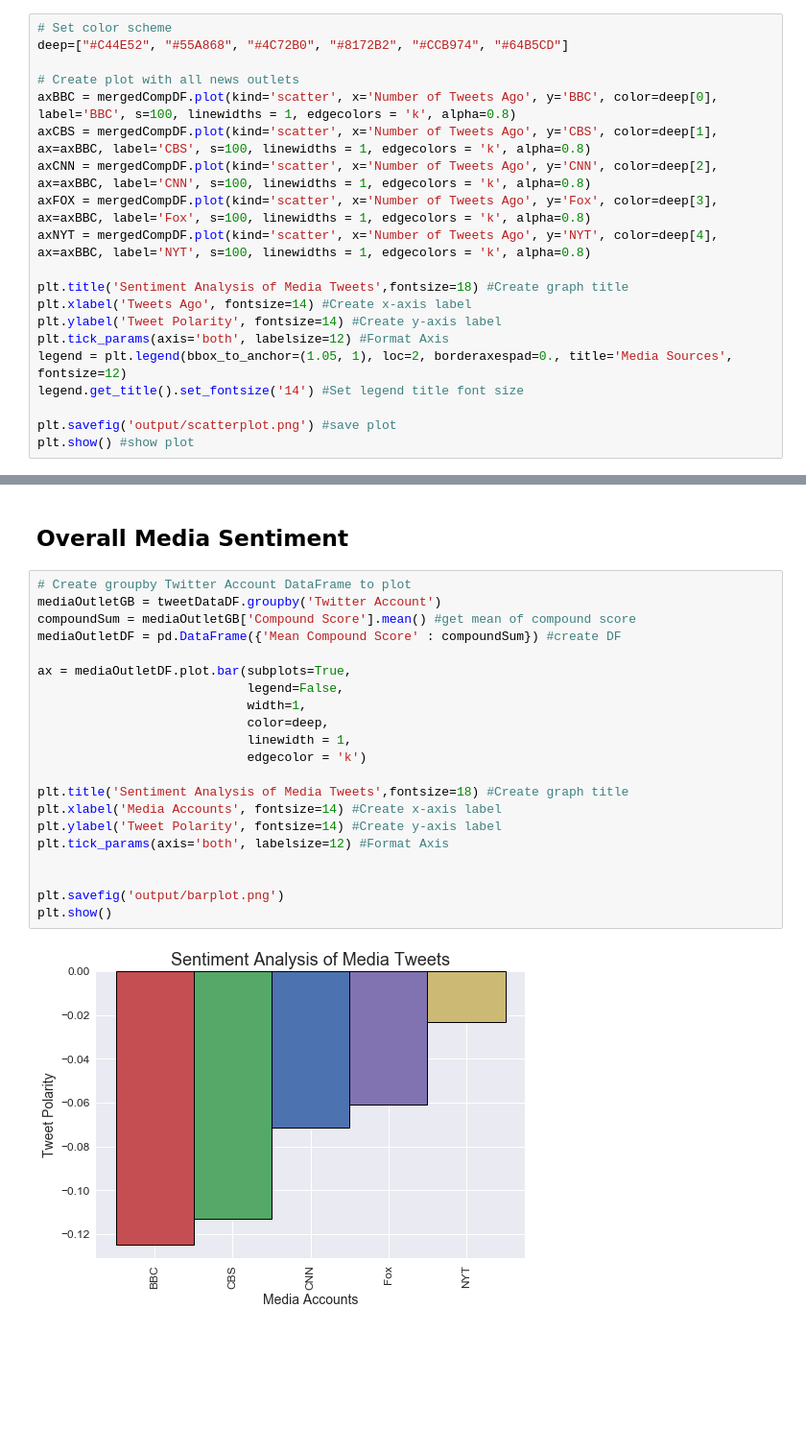
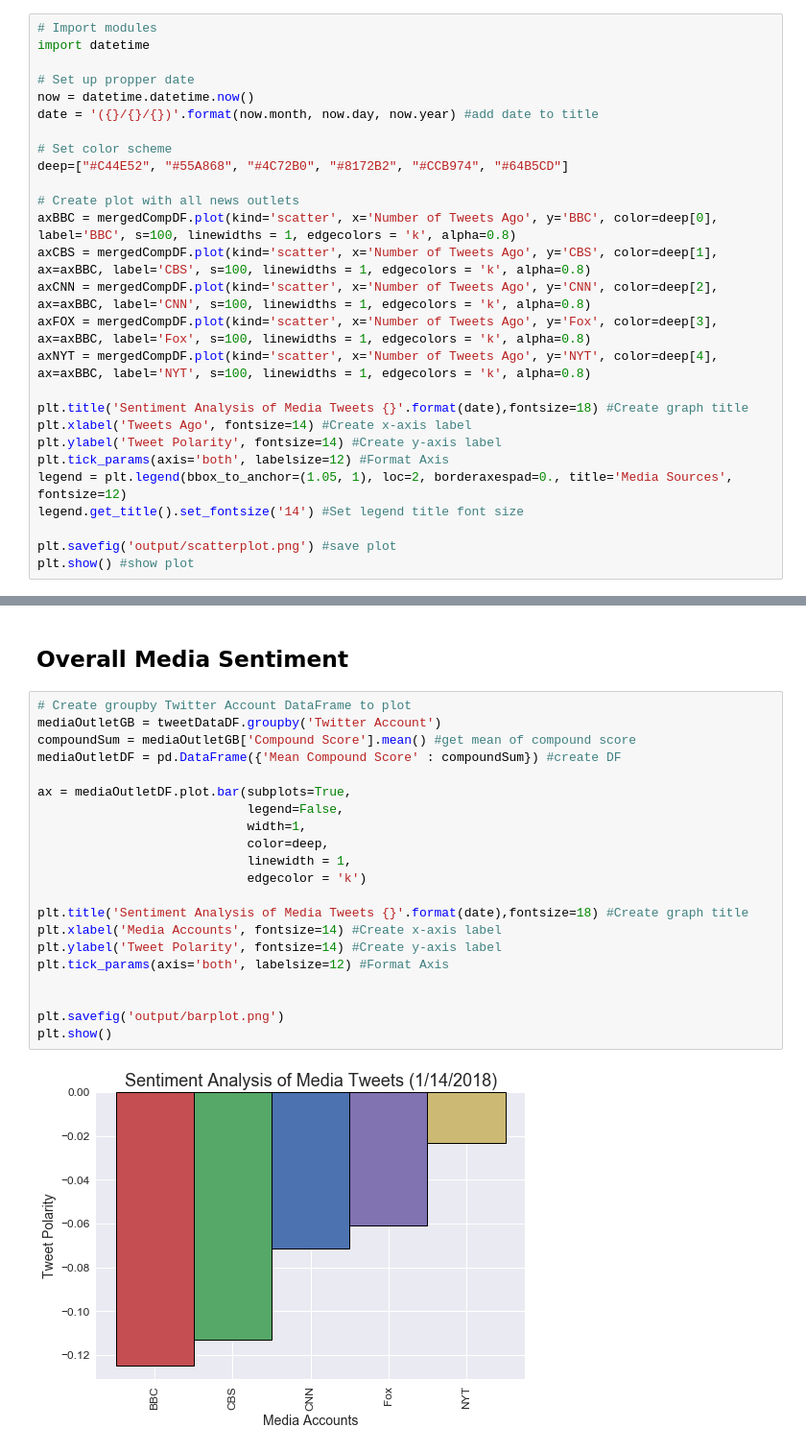
Before and after one commit to thenups/social-analytics, a Jupyter notebook: Social Analytics.ipynb, the cells around one changed output, grey strips where cells are left out. Shown at 96% size. Cells and saved outputs as stored; diff of their text form; blank space fills up the shorter version.

Commit message:
add date to chart titles

```diff
--- a/Social Analytics.ipynb
+++ b/Social Analytics.ipynb
@@ -141,6 +141,13 @@ mergedCompDF.head()
 | 3 | 4 | -0.0258 | -0.3182 | -0.0772 | 0.1280 | 0.0000 |
 | 4 | 5 | 0.0000 | -0.3612 | -0.8735 | -0.4767 | 0.0000 |
 # %%
+# Import modules
+import datetime
+
+# Set up propper date
+now = datetime.datetime.now()
+date = '({}/{}/{})'.format(now.month, now.day, now.year) #add date to title
+
 # Set color scheme
 deep=["#C44E52", "#55A868", "#4C72B0", "#8172B2", "#CCB974", "#64B5CD"]
 
@@ -151,7 +158,7 @@ axCNN = mergedCompDF.plot(kind='scatter', x='Number of Tweets Ago', y='CNN', col
 axFOX = mergedCompDF.plot(kind='scatter', x='Number of Tweets Ago', y='Fox', color=deep[3], ax=axBBC, label='Fox', s=100, linewidths = 1, edgecolors = 'k', alpha=0.8)
 axNYT = mergedCompDF.plot(kind='scatter', x='Number of Tweets Ago', y='NYT', color=deep[4], ax=axBBC, label='NYT', s=100, linewidths = 1, edgecolors = 'k', alpha=0.8)
 
-plt.title('Sentiment Analysis of Media Tweets',fontsize=18) #Create graph title
+plt.title('Sentiment Analysis of Media Tweets {}'.format(date),fontsize=18) #Create graph title
 plt.xlabel('Tweets Ago', fontsize=14) #Create x-axis label
 plt.ylabel('Tweet Polarity', fontsize=14) #Create y-axis label
 plt.tick_params(axis='both', labelsize=12) #Format Axis
@@ -167,23 +174,23 @@ plt.show() #show plot
 # %%
 # Create groupby Twitter Account DataFrame to plot
 mediaOutletGB = tweetDataDF.groupby('Twitter Account')
 compoundSum = mediaOutletGB['Compound Score'].mean() #get mean of compound score
 mediaOutletDF = pd.DataFrame({'Mean Compound Score' : compoundSum}) #create DF
 
 ax = mediaOutletDF.plot.bar(subplots=True,
                             legend=False,
                             width=1,
                             color=deep,
                             linewidth = 1,
                             edgecolor = 'k')
 
-plt.title('Sentiment Analysis of Media Tweets',fontsize=18) #Create graph title
+plt.title('Sentiment Analysis of Media Tweets {}'.format(date),fontsize=18) #Create graph title
 plt.xlabel('Media Accounts', fontsize=14) #Create x-axis label
 plt.ylabel('Tweet Polarity', fontsize=14) #Create y-axis label
 plt.tick_params(axis='both', labelsize=12) #Format Axis
 
 
 plt.savefig('output/barplot.png')
 plt.show()
 # %% [output]
-[figure, old version]
+[figure, new version]
```
Also changed, not shown: parts of 1 cell of this notebook, 5 other files.
